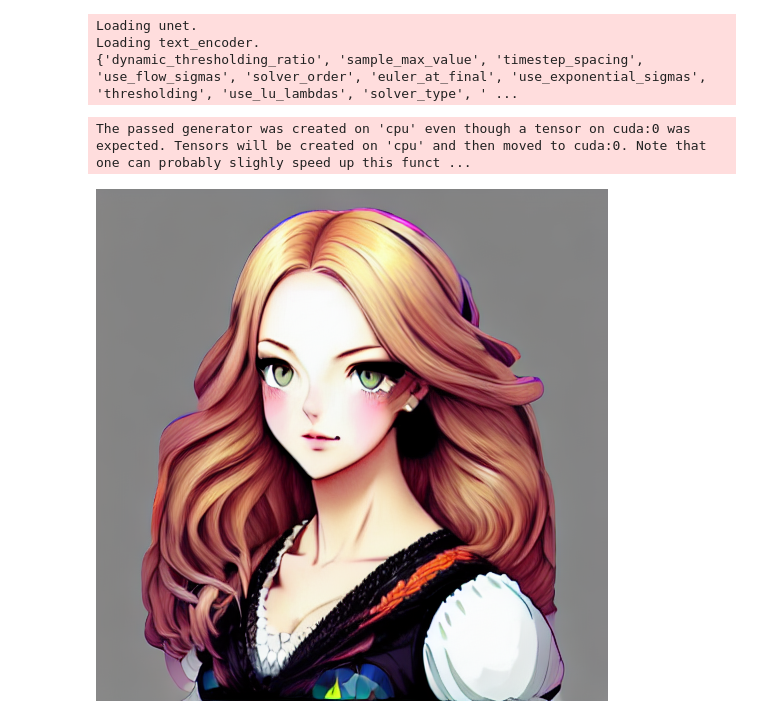
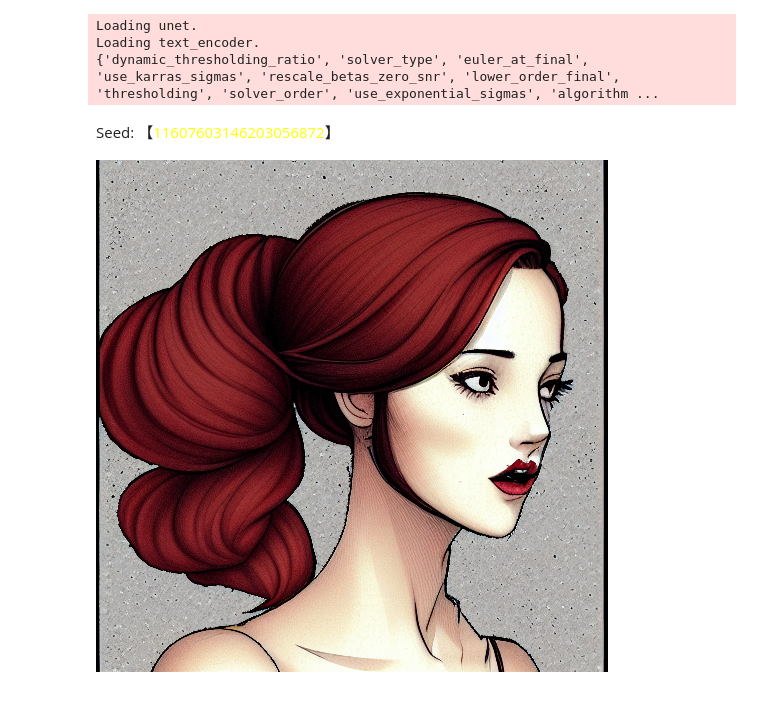
Before and after one commit to jomo0825/MrFuGenerativeAI, a Jupyter notebook: LoRA/MrFu_LoRA.ipynb, the cells around one changed output. Drawn from its saved outputs; the diff is of its cells as text; code cells hidden in the pictures.

```diff
--- a/LoRA/MrFu_LoRA.ipynb
+++ b/LoRA/MrFu_LoRA.ipynb
@@ -423,9 +391,8 @@ demo.close()
 # Option#1: Test the LoRA model
 from diffusers import StableDiffusionPipeline, DPMSolverMultistepScheduler
 import torch
-
-preview_prompt = f"wpg, illustration of wpg woman, fitness trainer. art by wpg."
-negative_prompt = "grain, noise, heterochromia, disfigured, kitsch, ugly, oversaturated, grain, low-res, Deformed, blurry, bad anatomy, disfigured, poorly drawn face, mutation, mutated, extra limb, poorly drawn hands, missing limb, blurry, floating limbs, disconnected limbs, malformed hands, blur, out of focus, long neck, long body, disgusting, poorly drawn, childish, mutilated, mangled, old, surreal"
+import random
+from IPython.display import display, HTML
 
 if pipeline is None:
   pipeline = StableDiffusionPipeline.from_pretrained(
@@ -439,38 +406,38 @@ pipeline.load_lora_weights(output_dir, weight_name="pytorch_lora_weights.safeten
 
 scheduler_args = {}
 
 if "variance_type" in pipeline.scheduler.config:
     variance_type = pipeline.scheduler.config.variance_type
 
     if variance_type in ["learned", "learned_range"]:
         variance_type = "fixed_small"
 
     scheduler_args["variance_type"] = variance_type
 
 pipeline.scheduler = DPMSolverMultistepScheduler.from_config(pipeline.scheduler.config, **scheduler_args)
 
 random_number = random.randint(-0x8000_0000_0000_0000, 0xffff_ffff_ffff_ffff)
 generator = torch.Generator().manual_seed(random_number)
 display(HTML(f"Seed: 【<span style='color: yellow;'>{random_number}</span>】"))
 
-preview_prompt ="wpg, a illustration of a girl"
+preview_prompt ="girl"
 negative_prompt = ""
-negative_prompt += "disfigured, kitsch, ugly, oversaturated, grain, low-res, Deformed, blurry, bad anatomy, disfigured, poorly drawn face, mutation, mutated, extra limb, poorly drawn hands, missing limb, blurry, floating limbs, disconnected limbs, malformed hands, blur, out of focus, long neck, long body, disgusting, poorly drawn, childish, mutilated, mangled, old, surreal"
+# negative_prompt += "disfigured, kitsch, ugly, oversaturated, grain, low-res, Deformed, blurry, bad anatomy, disfigured, poorly drawn face, mutation, mutated, extra limb, poorly drawn hands, missing limb, blurry, floating limbs, disconnected limbs, malformed hands, blur, out of focus, long neck, long body, disgusting, poorly drawn, childish, mutilated, mangled, old, surreal"
 
 output = pipeline(
     preview_prompt,
     negative_prompt=negative_prompt,
     num_inference_steps=20,
     guidance_scale=5,
 )
 
 display(output.images[0])
 # %% [output]
 Loading unet.
 Loading text_encoder.
-{'dynamic_thresholding_ratio', 'sample_max_value', 'timestep_spacing', 'use_flow_sigmas', 'solver_order', 'euler_at_final', 'use_exponential_sigmas', 'thresholding', 'use_lu_lambdas', 'solver_type', ' ...
+{'dynamic_thresholding_ratio', 'solver_type', 'euler_at_final', 'use_karras_sigmas', 'rescale_betas_zero_snr', 'lower_order_final', 'thresholding', 'solver_order', 'use_exponential_sigmas', 'algorithm ...
-The passed generator was created on 'cpu' even though a tensor on cuda:0 was expected. Tensors will be created on 'cpu' and then moved to cuda:0. Note that one can probably slighly speed up this funct ...
+Seed: 【11607603146203056872】
-[figure, old version]
+[figure, new version]
 # %%
 # 4. Download your .savetensors model to Colab
 # Mount your Google Drive and upload your LoRA model
```
Also changed, not shown: parts of 3 cells of this notebook, 1 other file.
